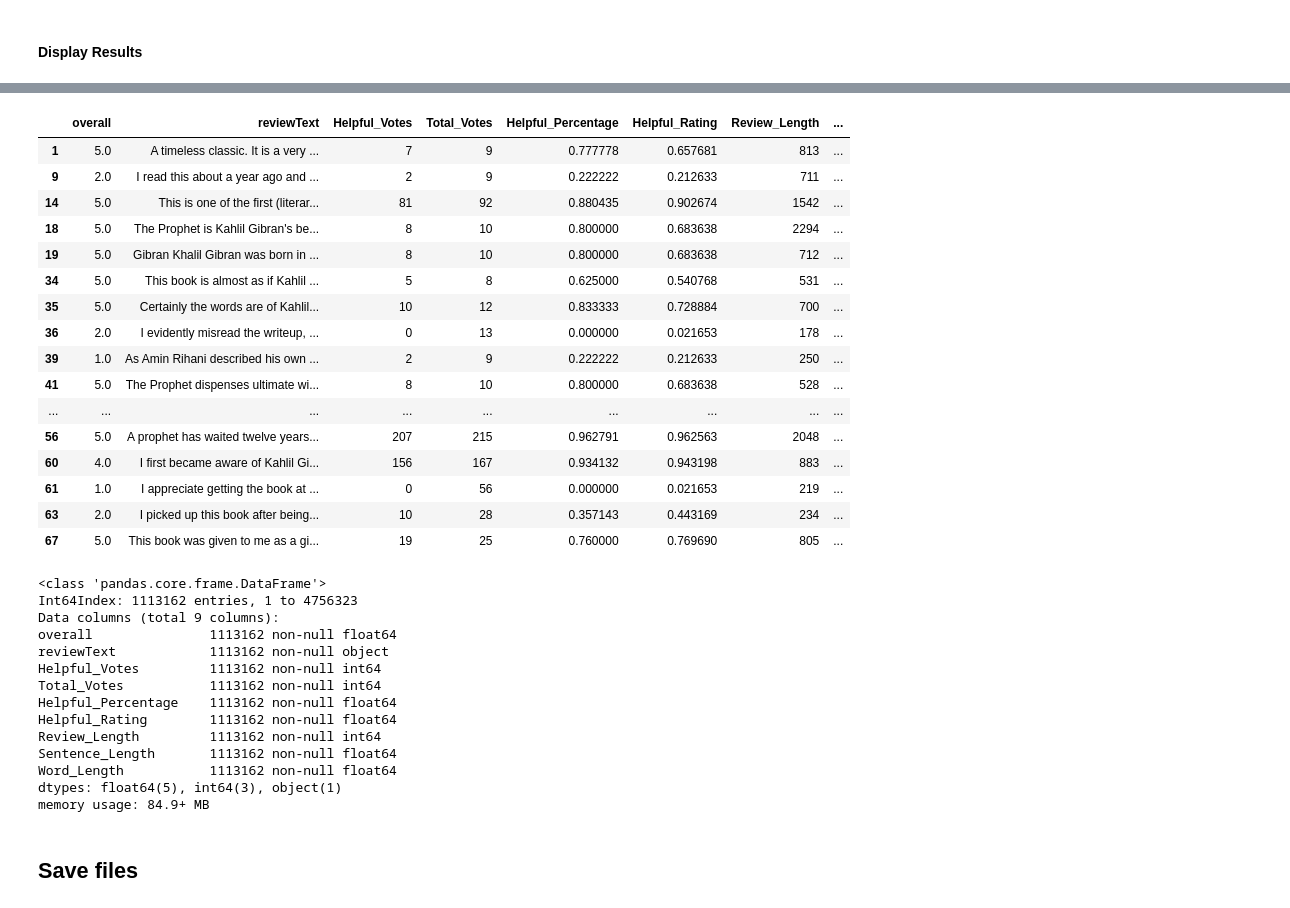
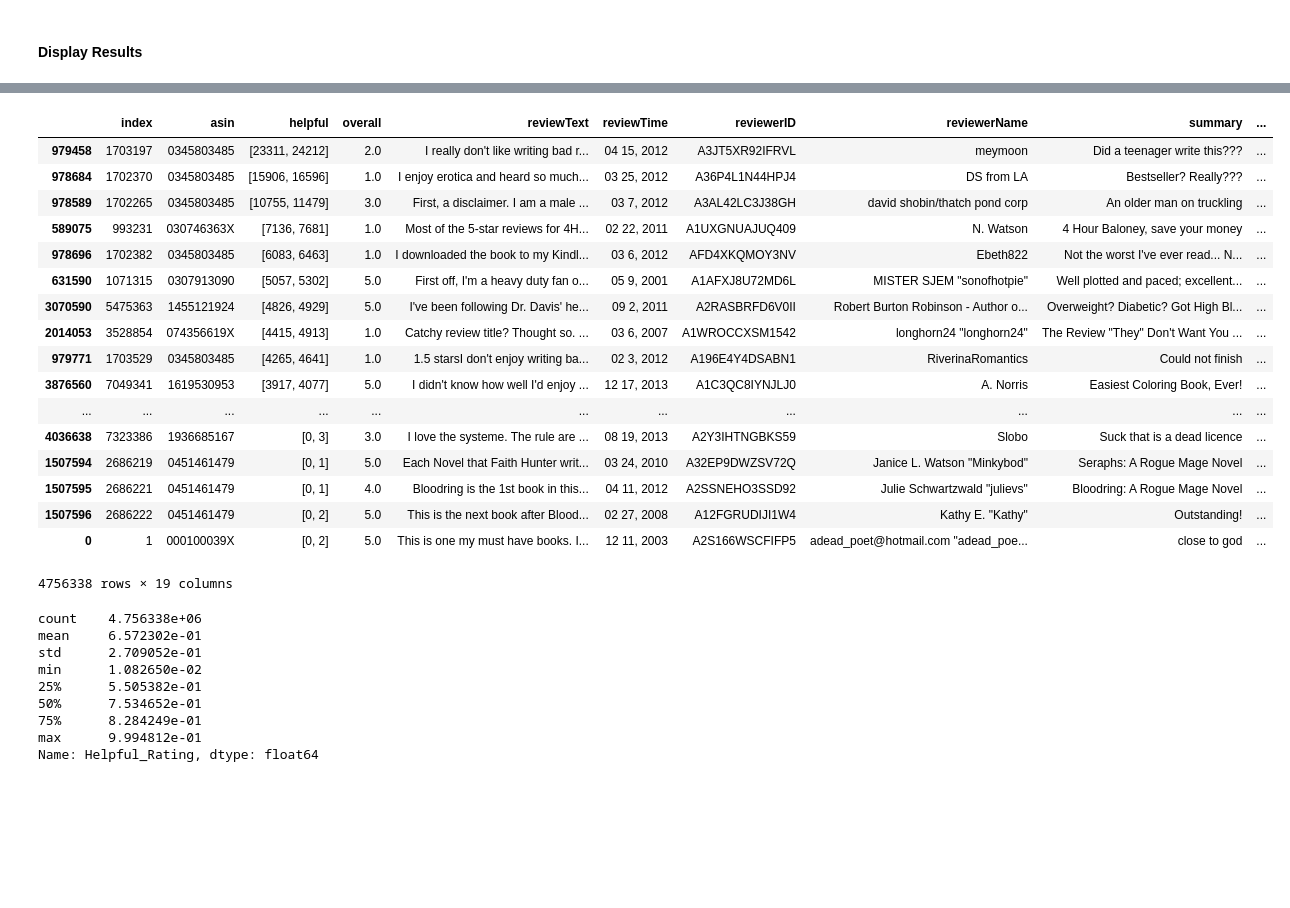
Before and after one commit to coreyjwade/Helpful_Reviews, a Jupyter notebook: Helpful_Reviews_Data_Wrangling.ipynb, the cells around one changed output, grey strips where cells are left out. Saved outputs shown, nothing was run; the diff lists cells and outputs as text; code cells hidden in the pictures; blank space fills up the shorter version.

```diff
--- a/Helpful_Reviews_Data_Wrangling.ipynb
+++ b/Helpful_Reviews_Data_Wrangling.ipynb
@@ -381,40 +624,0 @@ I will choose df_7 for now. The idea is that only reviews with 7 or more votes w
-# %%
-df_7.head(20)
-# %% [output]
-|  | overall | reviewText | Helpful_Votes | Total_Votes | Helpful_Percentage | Helpful_Rating | Review_Length | ... |
-| 1 | 5.0 | A timeless classic. It is a very ... | 7 | 9 | 0.777778 | 0.657681 | 813 | ... |
-| 9 | 2.0 | I read this about a year ago and ... | 2 | 9 | 0.222222 | 0.212633 | 711 | ... |
-| 14 | 5.0 | This is one of the first (literar... | 81 | 92 | 0.880435 | 0.902674 | 1542 | ... |
-| 18 | 5.0 | The Prophet is Kahlil Gibran's be... | 8 | 10 | 0.800000 | 0.683638 | 2294 | ... |
-| 19 | 5.0 | Gibran Khalil Gibran was born in ... | 8 | 10 | 0.800000 | 0.683638 | 712 | ... |
-| 34 | 5.0 | This book is almost as if Kahlil ... | 5 | 8 | 0.625000 | 0.540768 | 531 | ... |
-| 35 | 5.0 | Certainly the words are of Kahlil... | 10 | 12 | 0.833333 | 0.728884 | 700 | ... |
-| 36 | 2.0 | I evidently misread the writeup, ... | 0 | 13 | 0.000000 | 0.021653 | 178 | ... |
-| 39 | 1.0 | As Amin Rihani described his own ... | 2 | 9 | 0.222222 | 0.212633 | 250 | ... |
-| 41 | 5.0 | The Prophet dispenses ultimate wi... | 8 | 10 | 0.800000 | 0.683638 | 528 | ... |
-| ... | ... | ... | ... | ... | ... | ... | ... | ... |
-| 56 | 5.0 | A prophet has waited twelve years... | 207 | 215 | 0.962791 | 0.962563 | 2048 | ... |
-| 60 | 4.0 | I first became aware of Kahlil Gi... | 156 | 167 | 0.934132 | 0.943198 | 883 | ... |
-| 61 | 1.0 | I appreciate getting the book at ... | 0 | 56 | 0.000000 | 0.021653 | 219 | ... |
-| 63 | 2.0 | I picked up this book after being... | 10 | 28 | 0.357143 | 0.443169 | 234 | ... |
-| 67 | 5.0 | This book was given to me as a gi... | 19 | 25 | 0.760000 | 0.769690 | 805 | ... |
-# %%
-# Show info of df_7
-df_7.info()
-# %% [output]
-<class 'pandas.core.frame.DataFrame'>
-Int64Index: 1113162 entries, 1 to 4756323
-Data columns (total 9 columns):
-overall               1113162 non-null float64
-reviewText            1113162 non-null object
-Helpful_Votes         1113162 non-null int64
-Total_Votes           1113162 non-null int64
-Helpful_Percentage    1113162 non-null float64
-Helpful_Rating        1113162 non-null float64
-Review_Length         1113162 non-null int64
-Sentence_Length       1113162 non-null float64
-Word_Length           1113162 non-null float64
-dtypes: float64(5), int64(3), object(1)
-memory usage: 84.9+ MB
-# %% [markdown]
-## Save files
@@ -422,0 +629,22 @@ df_7.to_csv('df_7.csv')
+# %%
+# Display dataframe with top helpful scores.
+df.sort_values(by = ['Helpful_Votes'], ascending=False)
+# %% [output]
+|  | index | asin | helpful | overall | reviewText | reviewTime | reviewerID | reviewerName | summary | ... |
+| 979458 | 1703197 | 0345803485 | [23311, 24212] | 2.0 | I really don't like writing bad r... | 04 15, 2012 | A3JT5XR92IFRVL | meymoon | Did a teenager write this??? | ... |
+| 978684 | 1702370 | 0345803485 | [15906, 16596] | 1.0 | I enjoy erotica and heard so much... | 03 25, 2012 | A36P4L1N44HPJ4 | DS from LA | Bestseller? Really??? | ... |
+| 978589 | 1702265 | 0345803485 | [10755, 11479] | 3.0 | First, a disclaimer. I am a male ... | 03 7, 2012 | A3AL42LC3J38GH | david shobin/thatch pond corp | An older man on truckling | ... |
+| 589075 | 993231 | 030746363X | [7136, 7681] | 1.0 | Most of the 5-star reviews for 4H... | 02 22, 2011 | A1UXGNUAJUQ409 | N. Watson | 4 Hour Baloney, save your money | ... |
+| 978696 | 1702382 | 0345803485 | [6083, 6463] | 1.0 | I downloaded the book to my Kindl... | 03 6, 2012 | AFD4XKQMOY3NV | Ebeth822 | Not the worst I've ever read... N... | ... |
+| 631590 | 1071315 | 0307913090 | [5057, 5302] | 5.0 | First off, I'm a heavy duty fan o... | 05 9, 2001 | A1AFXJ8U72MD6L | MISTER SJEM "sonofhotpie" | Well plotted and paced; excellent... | ... |
+| 3070590 | 5475363 | 1455121924 | [4826, 4929] | 5.0 | I've been following Dr. Davis' he... | 09 2, 2011 | A2RASBRFD6V0II | Robert Burton Robinson - Author o... | Overweight? Diabetic? Got High Bl... | ... |
+| 2014053 | 3528854 | 074356619X | [4415, 4913] | 1.0 | Catchy review title? Thought so. ... | 03 6, 2007 | A1WROCCXSM1542 | longhorn24 "longhorn24" | The Review "They" Don't Want You ... | ... |
+| 979771 | 1703529 | 0345803485 | [4265, 4641] | 1.0 | 1.5 starsI don't enjoy writing ba... | 02 3, 2012 | A196E4Y4DSABN1 | RiverinaRomantics | Could not finish | ... |
+| 3876560 | 7049341 | 1619530953 | [3917, 4077] | 5.0 | I didn't know how well I'd enjoy ... | 12 17, 2013 | A1C3QC8IYNJLJ0 | A. Norris | Easiest Coloring Book, Ever! | ... |
+| ... | ... | ... | ... | ... | ... | ... | ... | ... | ... | ... |
+| 4036638 | 7323386 | 1936685167 | [0, 3] | 3.0 | I love the systeme. The rule are ... | 08 19, 2013 | A2Y3IHTNGBKS59 | Slobo | Suck that is a dead licence | ... |
+| 1507594 | 2686219 | 0451461479 | [0, 1] | 5.0 | Each Novel that Faith Hunter writ... | 03 24, 2010 | A32EP9DWZSV72Q | Janice L. Watson "Minkybod" | Seraphs: A Rogue Mage Novel | ... |
+| 1507595 | 2686221 | 0451461479 | [0, 1] | 4.0 | Bloodring is the 1st book in this... | 04 11, 2012 | A2SSNEHO3SSD92 | Julie Schwartzwald "julievs" | Bloodring: A Rogue Mage Novel | ... |
+| 1507596 | 2686222 | 0451461479 | [0, 2] | 5.0 | This is the next book after Blood... | 02 27, 2008 | A12FGRUDIJI1W4 | Kathy E. "Kathy" | Outstanding! | ... |
+| 0 | 1 | 000100039X | [0, 2] | 5.0 | This is one my must have books. I... | 12 11, 2003 | A2S166WSCFIFP5 | adead_poet@hotmail.com "adead_poe... | close to god | ... |
+4756338 rows × 19 columns
@@ -422,0 +655,12 @@ df_7.to_csv('df_7.csv')
+# %%
+df.Helpful_Rating.describe()
+# %% [output]
+count    4.756338e+06
+mean     6.572302e-01
+std      2.709052e-01
+min      1.082650e-02
+25%      5.505382e-01
+50%      7.534652e-01
+75%      8.284249e-01
+max      9.994812e-01
+Name: Helpful_Rating, dtype: float64
```
Also changed, not shown: parts of 55 cells of this notebook.
